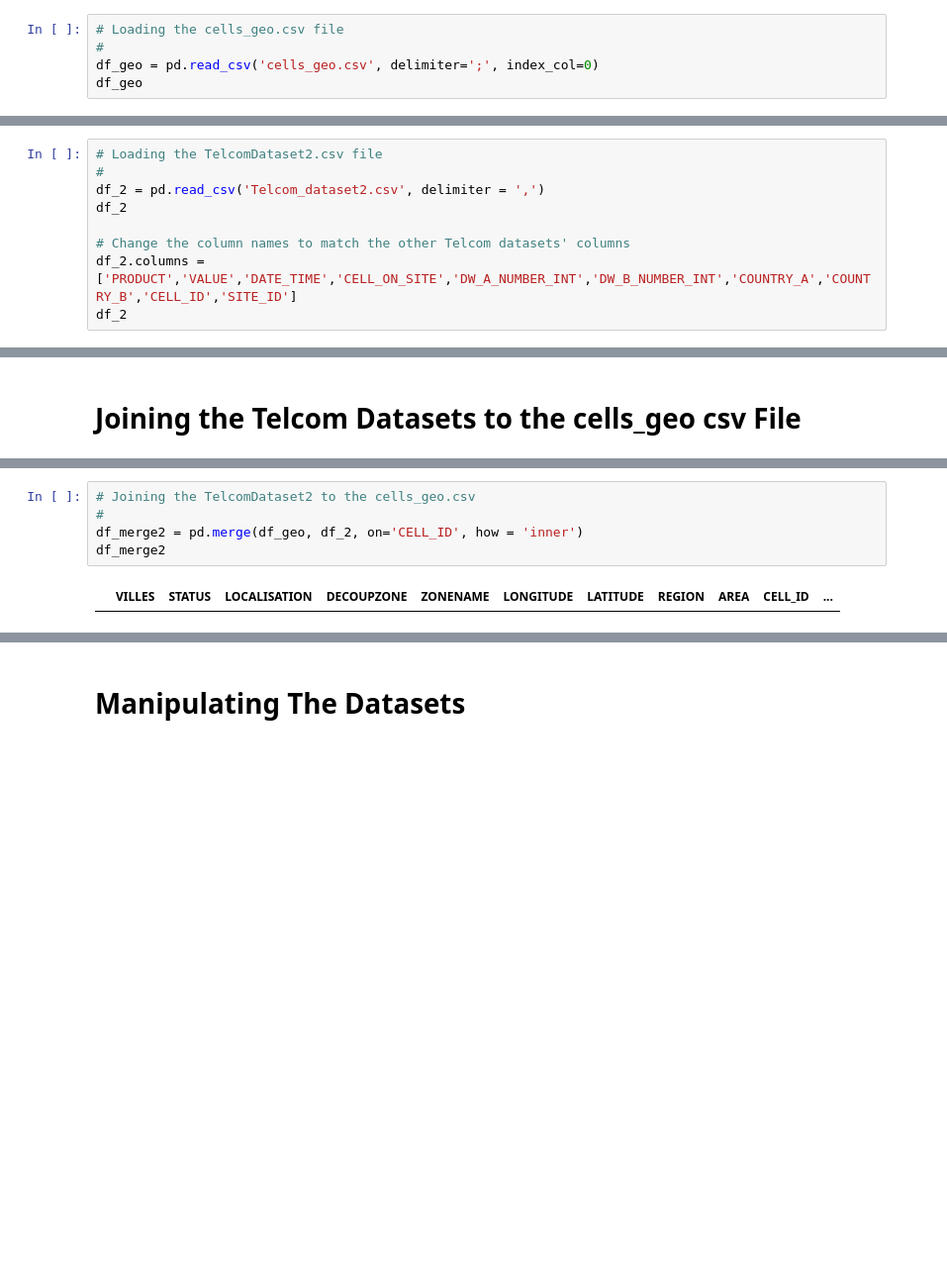
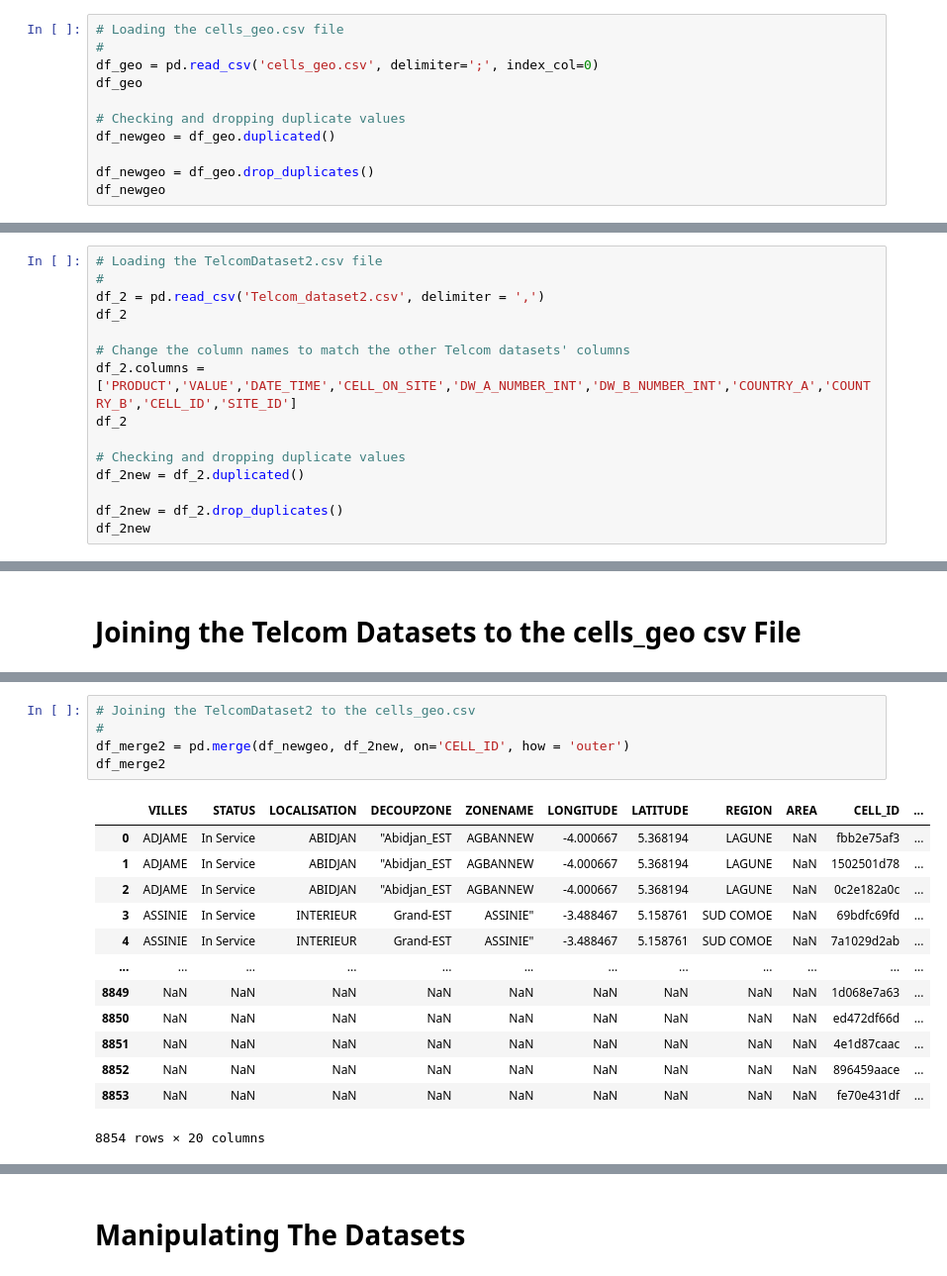
Before and after one commit to Shalyne-Waweru/Independent_Project-3, a Jupyter notebook: Moringa_Data_Science_Prep_W3_Independent_Project_2020_03_Shalyne_Waweru_Python_Notebook.ipynb, the cells around one changed output, grey strips where cells are left out. Shown at 99% size. Cells and saved outputs as stored; diff of their text form; blank space fills up the shorter version.

```diff
--- a/Moringa_Data_Science_Prep_W3_Independent_Project_2020_03_Shalyne_Waweru_Python_Notebook.ipynb
+++ b/Moringa_Data_Science_Prep_W3_Independent_Project_2020_03_Shalyne_Waweru_Python_Notebook.ipynb
@@ -34,6 +34,12 @@ df
 #
 df_geo = pd.read_csv('cells_geo.csv', delimiter=';', index_col=0)
 df_geo
+
+# Checking and dropping duplicate values
+df_newgeo = df_geo.duplicated()
+
+df_newgeo = df_geo.drop_duplicates()
+df_newgeo
 # %% [output]
 |  | VILLES | STATUS | LOCALISATION | DECOUPZONE | ZONENAME | LONGITUDE | LATITUDE | REGION | AREA | CELL_ID | ... |
 | 0 | ADJAME | In Service | ABIDJAN | "Abidjan_EST | AGBANNEW | -4.000667 | 5.368194 | LAGUNE | NaN | fbb2e75af3 | ... |
@@ -99,6 +109,12 @@ df_2
 # Change the column names to match the other Telcom datasets' columns
 df_2.columns = ['PRODUCT','VALUE','DATE_TIME','CELL_ON_SITE','DW_A_NUMBER_INT','DW_B_NUMBER_INT','COUNTRY_A','COUNTRY_B','CELL_ID','SITE_ID']
 df_2
+
+# Checking and dropping duplicate values
+df_2new = df_2.duplicated()
+
+df_2new = df_2.drop_duplicates()
+df_2new
 # %% [output]
 |  | PRODUCT | VALUE | DATE_TIME | CELL_ON_SITE | DW_A_NUMBER_INT | DW_B_NUMBER_INT | COUNTRY_A | COUNTRY_B | ... |
 | 0 | sms | 0 | 2012-05-07 23:02:06.0 | 2 | 32255675c3b6fe3 | 1aa7ae01386e9fb | 19e2e | 19e2e | ... |
@@ -159,8 +182,20 @@ df_1[df_1["CELL_ID"] == '1d068e7a63' ]
 # %%
 # Joining the TelcomDataset2 to the cells_geo.csv
 #
-df_merge2 = pd.merge(df_geo, df_2, on='CELL_ID', how = 'inner')
+df_merge2 = pd.merge(df_newgeo, df_2new, on='CELL_ID', how = 'outer')
 df_merge2
 # %% [output]
 |  | VILLES | STATUS | LOCALISATION | DECOUPZONE | ZONENAME | LONGITUDE | LATITUDE | REGION | AREA | CELL_ID | ... |
+| 0 | ADJAME | In Service | ABIDJAN | "Abidjan_EST | AGBANNEW | -4.000667 | 5.368194 | LAGUNE | NaN | fbb2e75af3 | ... |
+| 1 | ADJAME | In Service | ABIDJAN | "Abidjan_EST | AGBANNEW | -4.000667 | 5.368194 | LAGUNE | NaN | 1502501d78 | ... |
+| 2 | ADJAME | In Service | ABIDJAN | "Abidjan_EST | AGBANNEW | -4.000667 | 5.368194 | LAGUNE | NaN | 0c2e182a0c | ... |
+| 3 | ASSINIE | In Service | INTERIEUR | Grand-EST | ASSINIE" | -3.488467 | 5.158761 | SUD COMOE | NaN | 69bdfc69fd | ... |
+| 4 | ASSINIE | In Service | INTERIEUR | Grand-EST | ASSINIE" | -3.488467 | 5.158761 | SUD COMOE | NaN | 7a1029d2ab | ... |
+| ... | ... | ... | ... | ... | ... | ... | ... | ... | ... | ... | ... |
+| 8849 | NaN | NaN | NaN | NaN | NaN | NaN | NaN | NaN | NaN | 1d068e7a63 | ... |
+| 8850 | NaN | NaN | NaN | NaN | NaN | NaN | NaN | NaN | NaN | ed472df66d | ... |
+| 8851 | NaN | NaN | NaN | NaN | NaN | NaN | NaN | NaN | NaN | 4e1d87caac | ... |
+| 8852 | NaN | NaN | NaN | NaN | NaN | NaN | NaN | NaN | NaN | 896459aace | ... |
+| 8853 | NaN | NaN | NaN | NaN | NaN | NaN | NaN | NaN | NaN | fe70e431df | ... |
+8854 rows × 20 columns
 # %%
```
Also changed, not shown: parts of 12 cells of this notebook.
